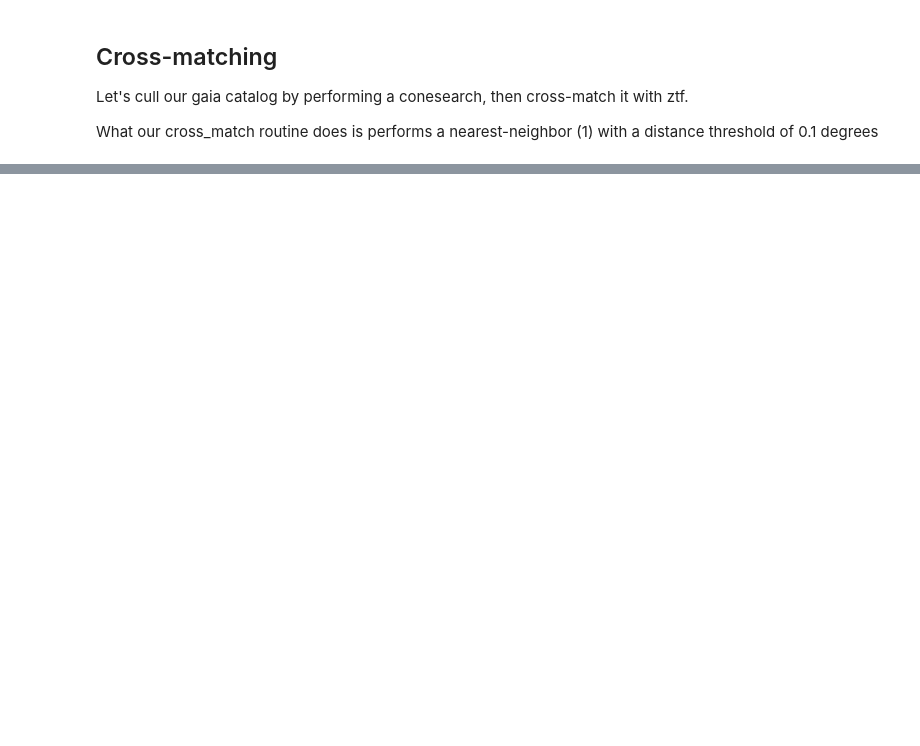
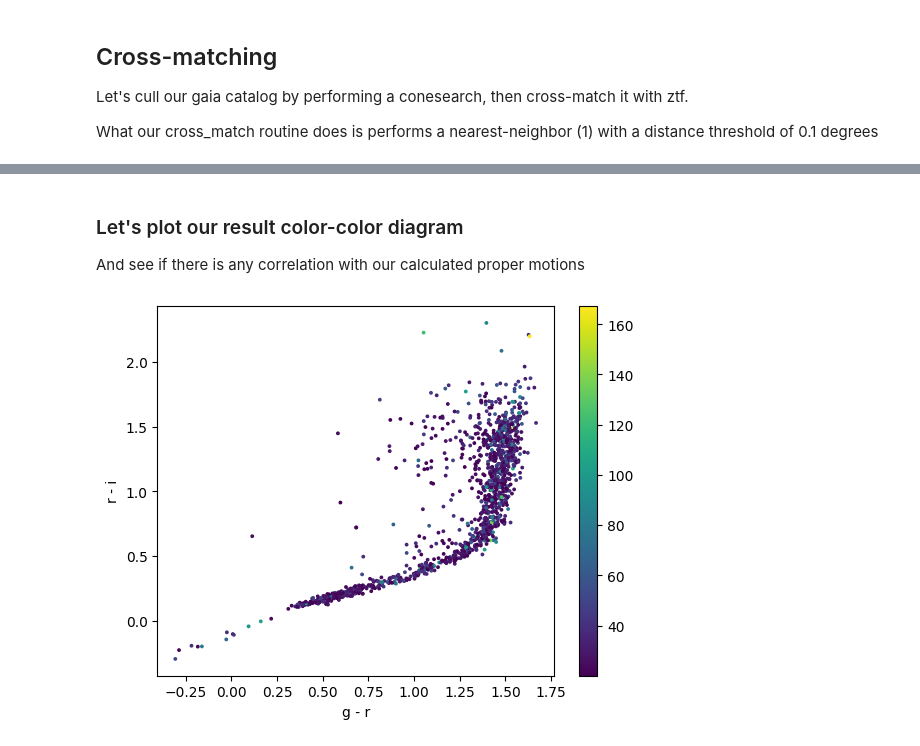
Before and after one commit to swyatt7/ADASS_LSDB_tutorial, a Jupyter notebook: nb/section3.ipynb, the cells around one changed output, grey strips where cells are left out. Saved outputs shown, nothing was run; the diff lists cells and outputs as text; code cells hidden in the pictures; blank space fills up the shorter version.

```diff
--- a/nb/section3.ipynb
+++ b/nb/section3.ipynb
@@ -131,17 +149,19 @@ Let's create a column based on the columns we selected from each catalog, and th
 %%time
 import numpy as np
 
-gaia.cone_search(
-    ra=30,
+high_pm_ztf_sample = gaia.cone_search(
+    ra=31,
     dec=30,
-    radius=5,
+    radius=1,
 ).crossmatch(
     ztf,
     n_neighbors=1,
     d_thresh=0.1, #degrees
 ).assign(
     pm=lambda x: np.sqrt(x['pmra_gaia']**2 + x['pmdec_gaia']**2),
+    g_minus_r=lambda x: x["mean_mag_g_ztf_dr14"]-x["mean_mag_r_ztf_dr14"],
+    r_minus_i=lambda x: x["mean_mag_r_ztf_dr14"]-x["mean_mag_i_ztf_dr14"]
 ).query(
-    "pm > 100 and `nobs_g_ztf_dr14` > 50 and `nobs_r_ztf_dr14` > 50 and `nobs_i_ztf_dr14` > 50"
+    "pm > 20 and nobs_g_ztf_dr14 > 20 and nobs_r_ztf_dr14 > 20 and nobs_i_ztf_dr14 > 20"
 ).compute()
 # %% [output]
@@ -164,2 +187,20 @@ Wall time: 6.83 s
+# %% [markdown]
+### Let's plot our result color-color diagram
+And see if there is any correlation with our calculated proper motions
+# %%
+import matplotlib.pyplot as plt
+ax = plt.subplot()
+im = ax.scatter(
+    high_pm_ztf_sample["g_minus_r"],
+    high_pm_ztf_sample["r_minus_i"],
+    c=high_pm_ztf_sample["pm"],
+    s=3,
+)
+ax.set_xlabel("g - r")
+ax.set_ylabel("r - i")
+plt.colorbar(im)
+plt.show()
+# %% [output]
+[figure, added]
 # %%
 client.shutdown()
```
Also changed, not shown: parts of 14 cells of this notebook, 3 other files.
